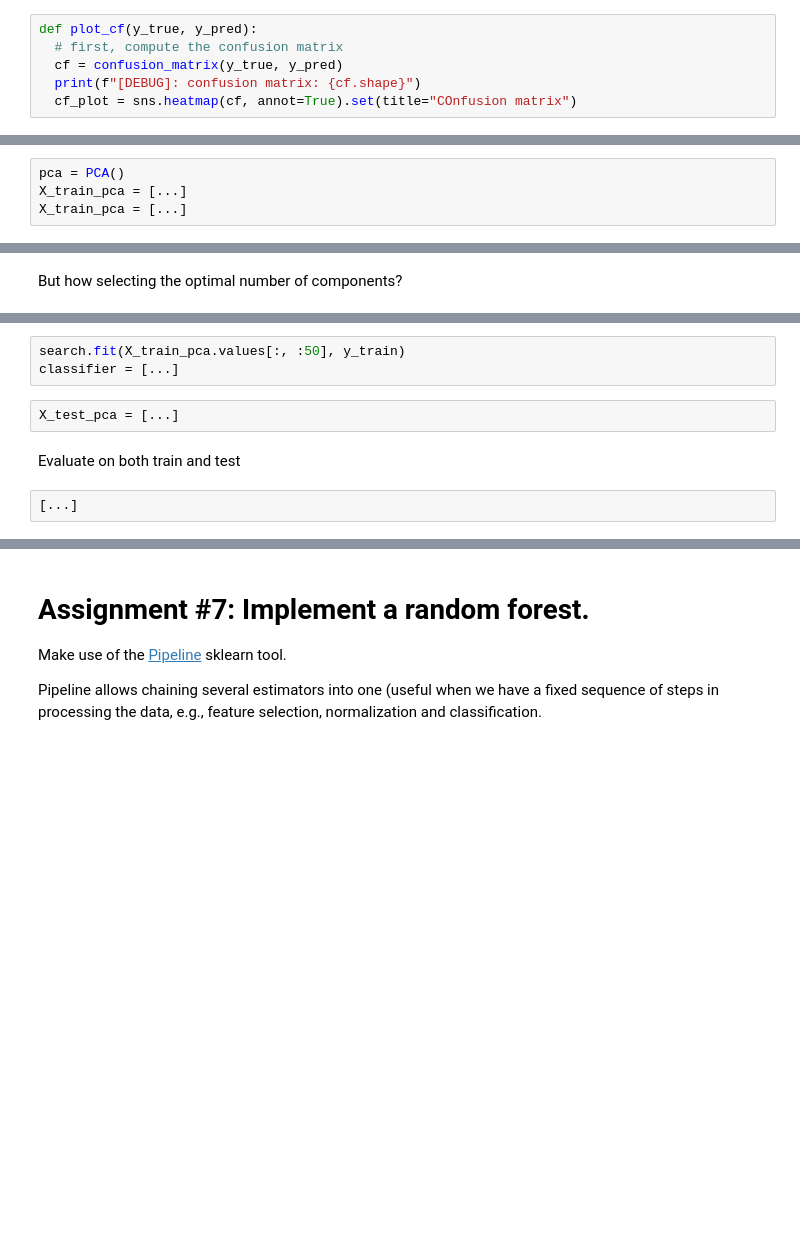
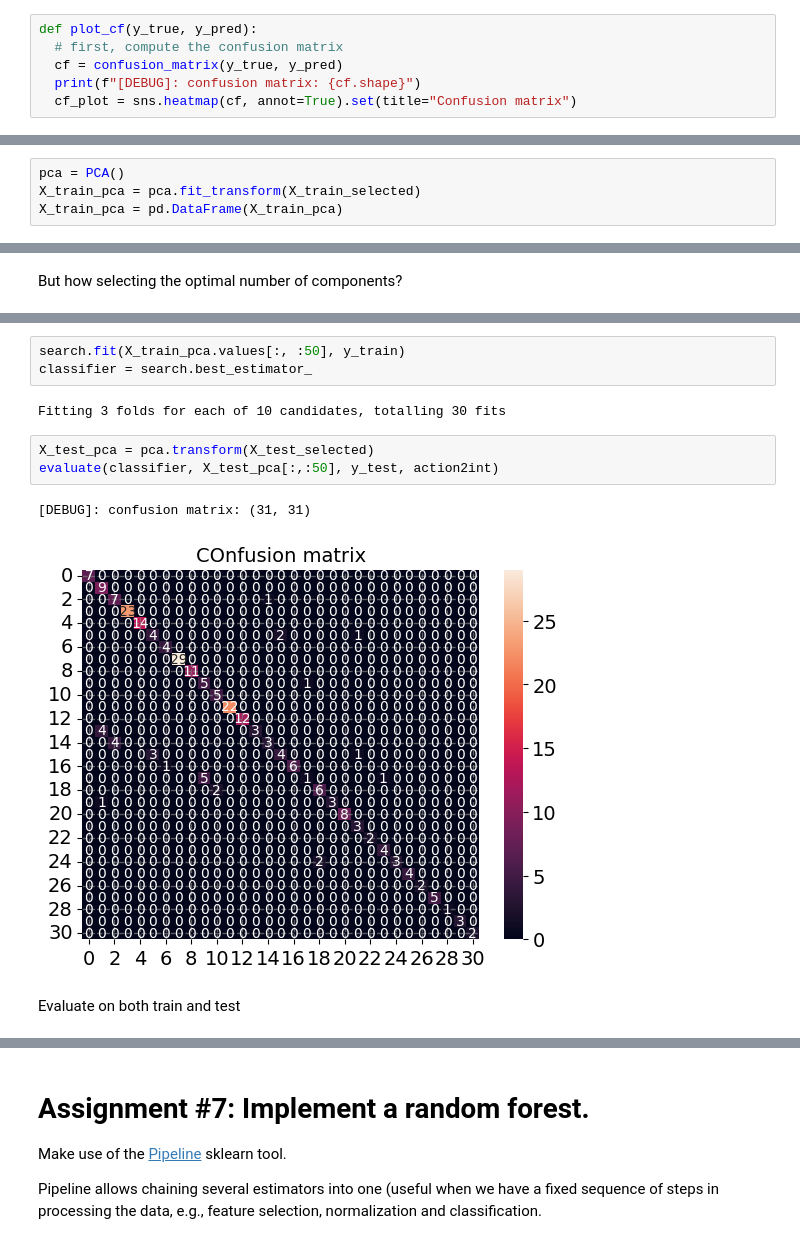
Before and after one commit to SalvatoreAdalberto/mlapp, a Jupyter notebook: 1_ML_time_series_assignment.ipynb, the cells around one changed output, grey strips where cells are left out. Drawn from its saved outputs; the diff is of its cells as text; blank space fills up the shorter version.

```diff
--- a/1_ML_time_series_assignment.ipynb
+++ b/1_ML_time_series_assignment.ipynb
@@ -40,7 +60,7 @@ def plot_cf(y_true, y_pred):
   # first, compute the confusion matrix
   cf = confusion_matrix(y_true, y_pred)
   print(f"[DEBUG]: confusion matrix: {cf.shape}")
-  cf_plot = sns.heatmap(cf, annot=True).set(title="COnfusion matrix")
+  cf_plot = sns.heatmap(cf, annot=True).set(title="Confusion matrix")
 # %%
 # test confusion matrix
 y_true = [2, 0, 2, 2, 0, 1]
@@ -501,8 +608,8 @@ One way to do this is using PCA.
 Implement PCA using [sklearn](https://scikit-learn.org/stable/modules/generated/sklearn.decomposition.PCA.html)
 # %%
 pca = PCA()
-X_train_pca = [...]
-X_train_pca = [...]
+X_train_pca = pca.fit_transform(X_train_selected)
+X_train_pca = pd.DataFrame(X_train_pca)
 # %% [markdown]
 The correlation matrix is now perfectly symmetric.
 # %%
@@ -531,9 +642,13 @@ ax.grid(axis='x',
 # %%
 search.fit(X_train_pca.values[:, :50], y_train)
-classifier = [...]
+classifier = search.best_estimator_
+# %% [output]
+Fitting 3 folds for each of 10 candidates, totalling 30 fits
-# %%
-X_test_pca = [...]
+# %%
+X_test_pca = pca.transform(X_test_selected)
+evaluate(classifier, X_test_pca[:,:50], y_test, action2int)
+# %% [output]
+[DEBUG]: confusion matrix: (31, 31)
+[figure, added]
 # %% [markdown]
 Evaluate on both train and test
-# %%
-[...]
```
Also changed, not shown: parts of 39 cells of this notebook.
